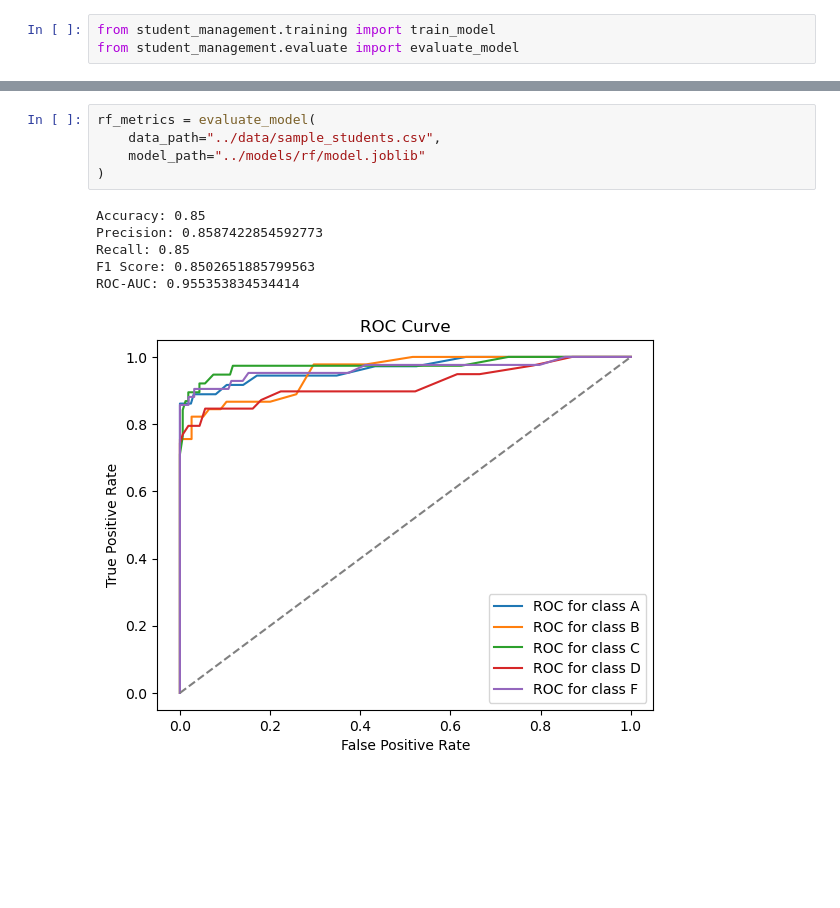
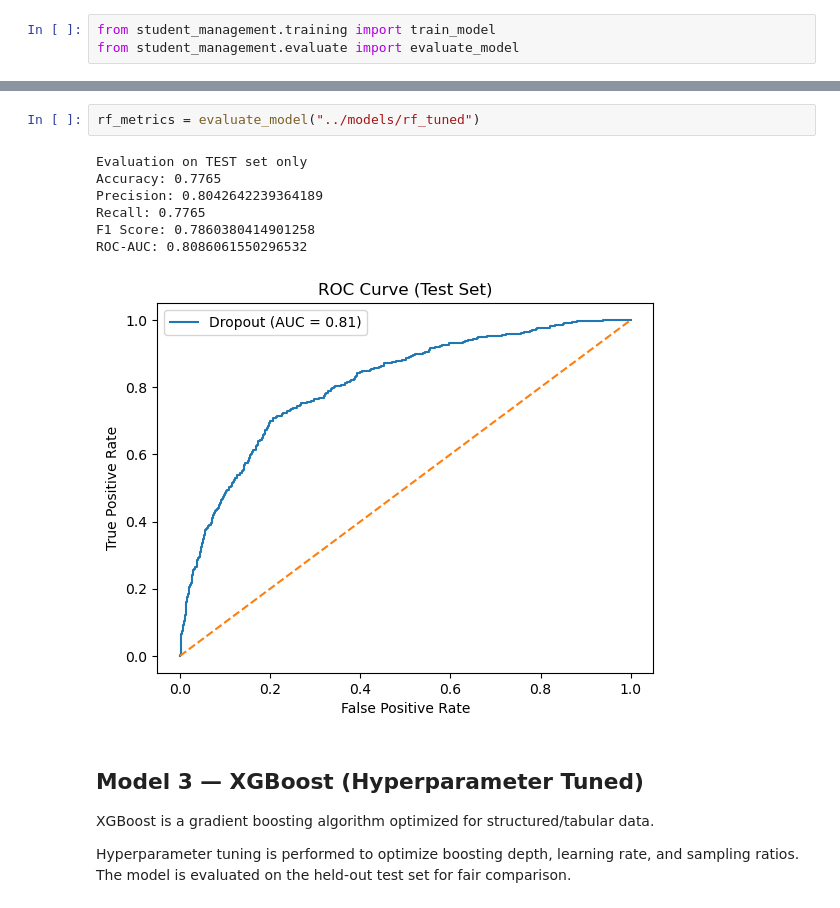
Before and after one commit to yuvalshahtech/student-dropout-risk-prediction, a Jupyter notebook: notebooks/modeling.ipynb, the cells around one changed output, grey strips where cells are left out. Cells and saved outputs as stored; diff of their text form; blank space fills up the shorter version.

```diff
--- a/notebooks/modeling.ipynb
+++ b/notebooks/modeling.ipynb
@@ -56,12 +99,16 @@ Model saved to ../models/rf/model.joblib
 # %%
-rf_metrics = evaluate_model(
-    data_path="../data/sample_students.csv",
-    model_path="../models/rf/model.joblib"
-)
+rf_metrics = evaluate_model("../models/rf_tuned")
 # %% [output]
-Accuracy: 0.85
-Precision: 0.8587422854592773
-Recall: 0.85
-F1 Score: 0.8502651885799563
-ROC-AUC: 0.955353834534414
+Evaluation on TEST set only
+Accuracy: 0.7765
+Precision: 0.8042642239364189
+Recall: 0.7765
+F1 Score: 0.7860380414901258
+ROC-AUC: 0.8086061550296532
-[figure, old version]
+[figure, new version]
+# %% [markdown]
+## Model 3 — XGBoost (Hyperparameter Tuned)
+
+XGBoost is a gradient boosting algorithm optimized for structured/tabular data.
+
+Hyperparameter tuning is performed to optimize boosting depth, learning rate, and sampling ratios. The model is evaluated on the held-out test set for fair comparison.
```
Also changed, not shown: parts of 13 cells of this notebook, 40 other files.
